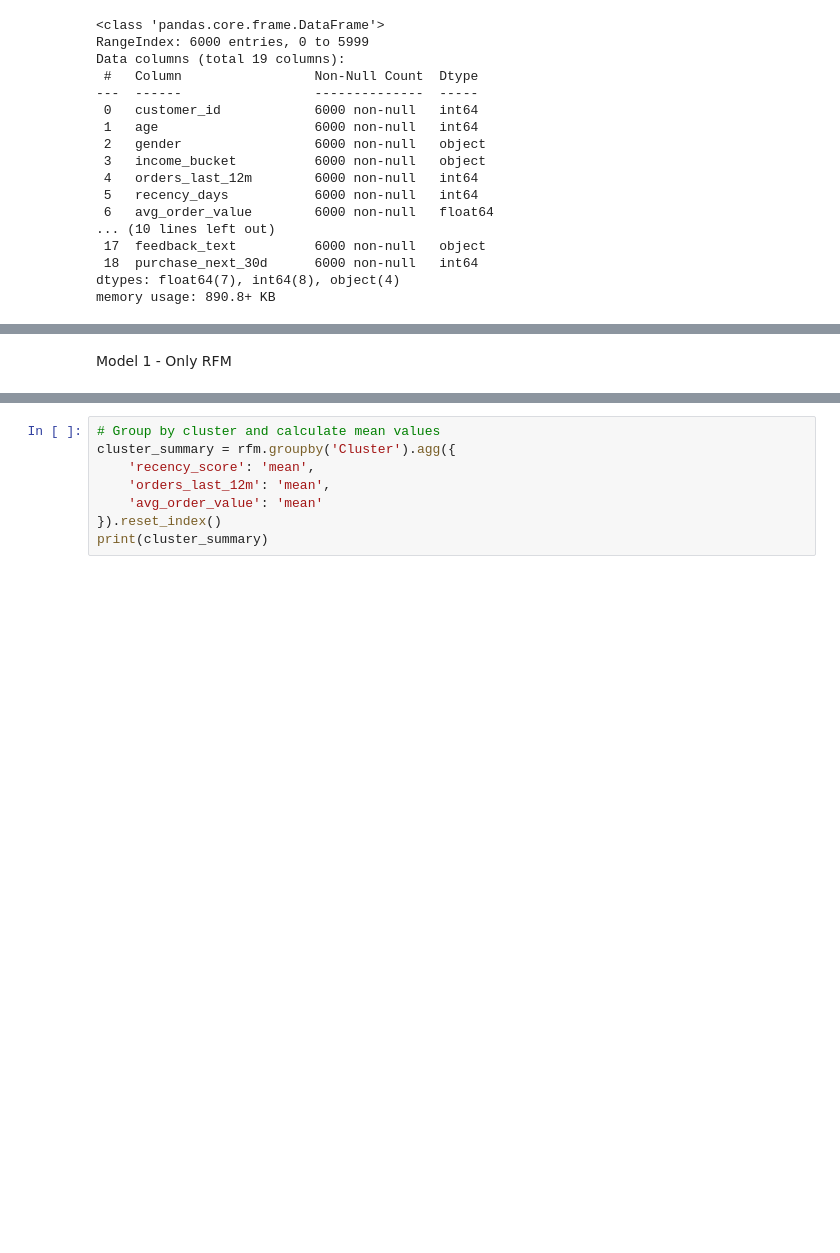
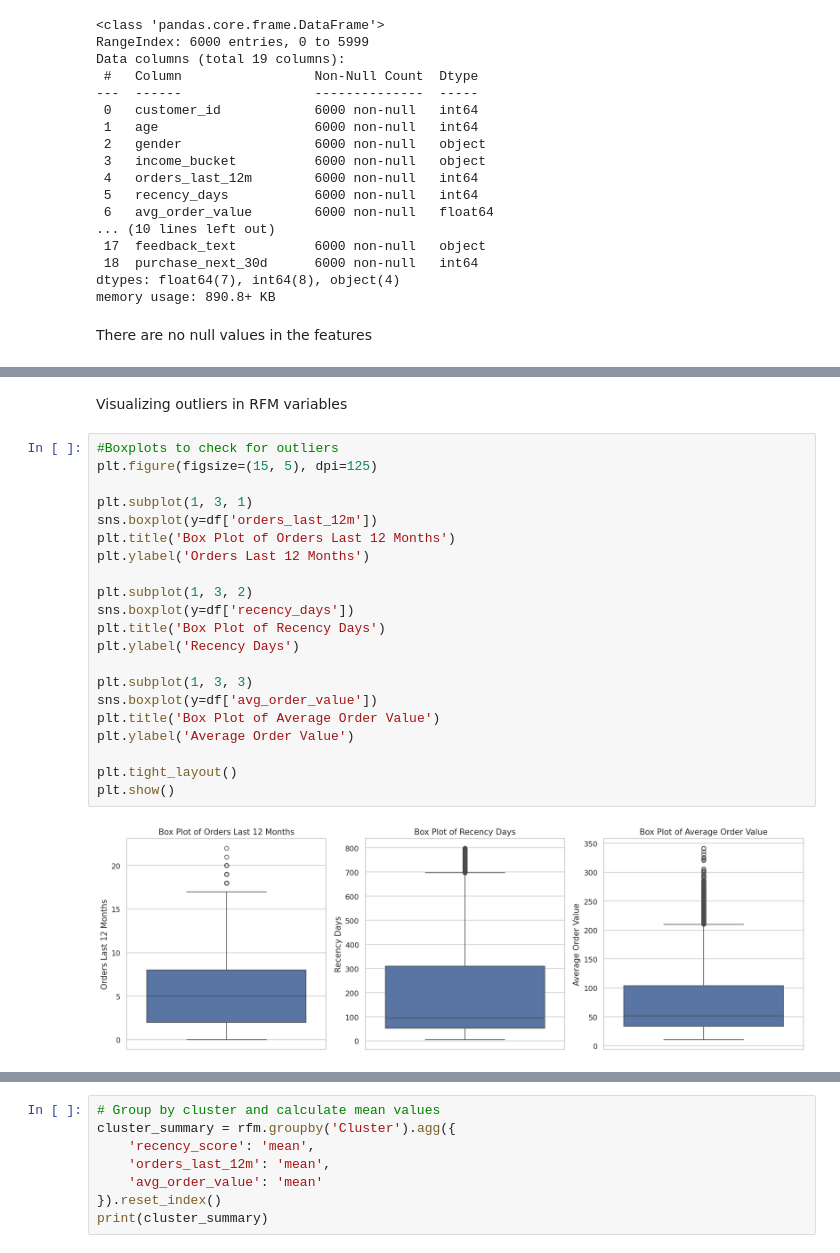
Before and after one commit to Aghil-hub/Customer_Segmentation, a Jupyter notebook: Customer_Segmentation.ipynb, the cells around one changed output, grey strips where cells are left out. Cells and saved outputs as stored; diff of their text form; blank space fills up the shorter version.

```diff
--- a/Customer_Segmentation.ipynb
+++ b/Customer_Segmentation.ipynb
@@ -68,6 +84,8 @@ Data columns (total 19 columns):
  18  purchase_next_30d      6000 non-null   int64
 dtypes: float64(7), int64(8), object(4)
 memory usage: 890.8+ KB
+# %% [markdown]
+There are no null values in the features
 # %%
 df.describe()
 # %% [output]
@@ -80,5 +98,28 @@ df.describe()
 | 50% | 3000.500000 | 34.500000 | 5.00000 | 96.000000 | 51.420000 | 6.000000 | ... |
 | 75% | 4500.250000 | 41.000000 | 8.00000 | 310.000000 | 104.285000 | 10.000000 | ... |
 | max | 6000.000000 | 72.000000 | 22.00000 | 799.000000 | 341.670000 | 24.000000 | ... |
-# %% [markdown]
-Model 1 - Only RFM
+# %% [markdown]
+Visualizing outliers in RFM variables
+# %%
+#Boxplots to check for outliers
+plt.figure(figsize=(15, 5), dpi=125)
+
+plt.subplot(1, 3, 1)
+sns.boxplot(y=df['orders_last_12m'])
+plt.title('Box Plot of Orders Last 12 Months')
+plt.ylabel('Orders Last 12 Months')
+
+plt.subplot(1, 3, 2)
+sns.boxplot(y=df['recency_days'])
+plt.title('Box Plot of Recency Days')
+plt.ylabel('Recency Days')
+
+plt.subplot(1, 3, 3)
+sns.boxplot(y=df['avg_order_value'])
+plt.title('Box Plot of Average Order Value')
+plt.ylabel('Average Order Value')
+
+plt.tight_layout()
+plt.show()
+# %% [output]
+[figure, added]
```
Also changed, not shown: parts of 88 cells of this notebook.
